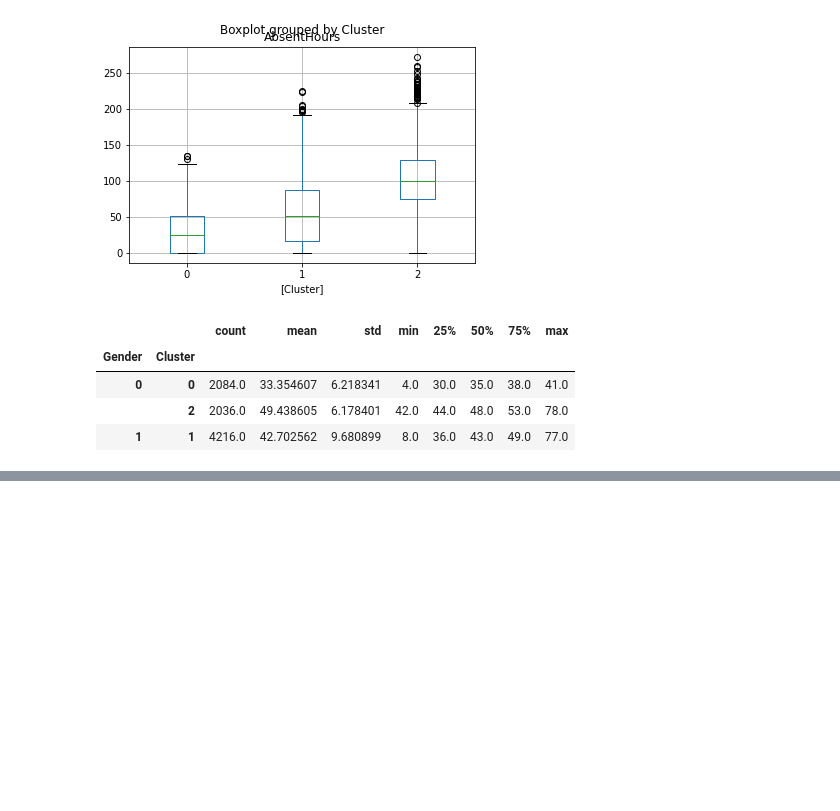
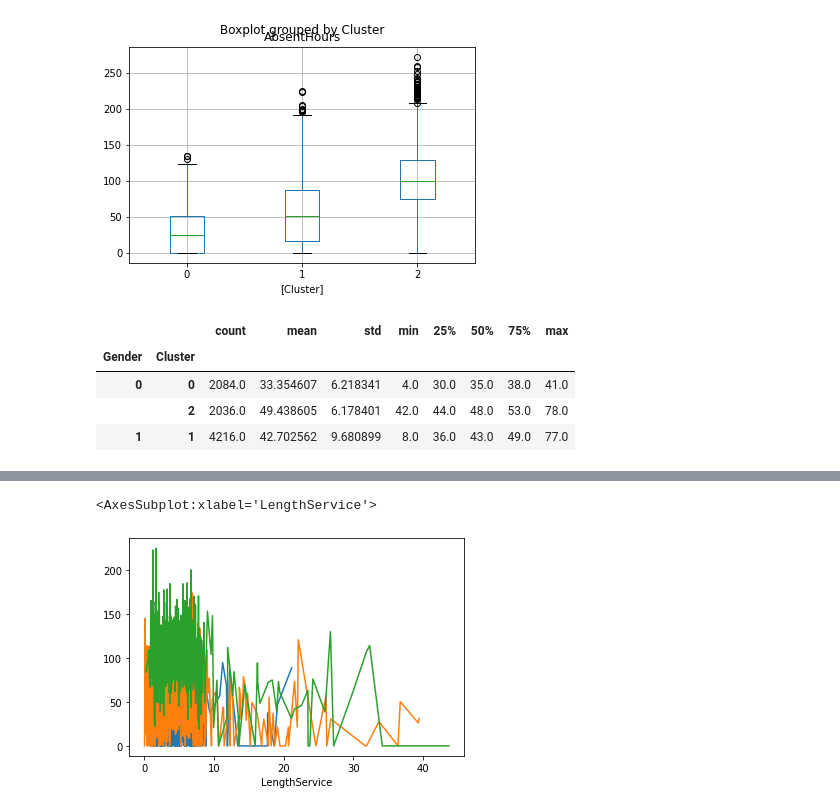
Before and after one commit to jmalauss/Absenteeism, a Jupyter notebook: unsupervised.ipynb, the cells around one changed output, grey strips where cells are left out. Saved outputs shown, nothing was run; the diff lists cells and outputs as text; code cells hidden in the pictures; blank space fills up the shorter version.

Commit message:
kmeans cluster

```diff
--- a/unsupervised.ipynb
+++ b/unsupervised.ipynb
@@ -83,3 +84,6 @@ plt.show()
 # %%
 # Create a KMeans model with 3 clusters
 model = KMeans(n_clusters=3, random_state=42).fit(X_scaled)
+# %%
+# Fitting model
+model.fit(df)
@@ -85,0 +98,4 @@ model = KMeans(n_clusters=3, random_state=42).fit(X_scaled)
+# %%
+# Add a new class column to the df_iris
+df["class"] = model.labels_
+df.head()
@@ -115,0 +223,8 @@ combined.groupby(['Gender','Cluster']).describe()['Age']
+# %%
+# Plot median finish times by division for each cluster
+combined[combined['Cluster'] == 0].groupby('LengthService').median()['AbsentHours'].plot()
+combined[combined['Cluster'] == 1].groupby('LengthService').median()['AbsentHours'].plot()
+combined[combined['Cluster'] == 2].groupby('LengthService').median()['AbsentHours'].plot()
+# %% [output]
+<AxesSubplot:xlabel='LengthService'>
+[figure, added]
```
Also changed, not shown: parts of 11 cells of this notebook.
